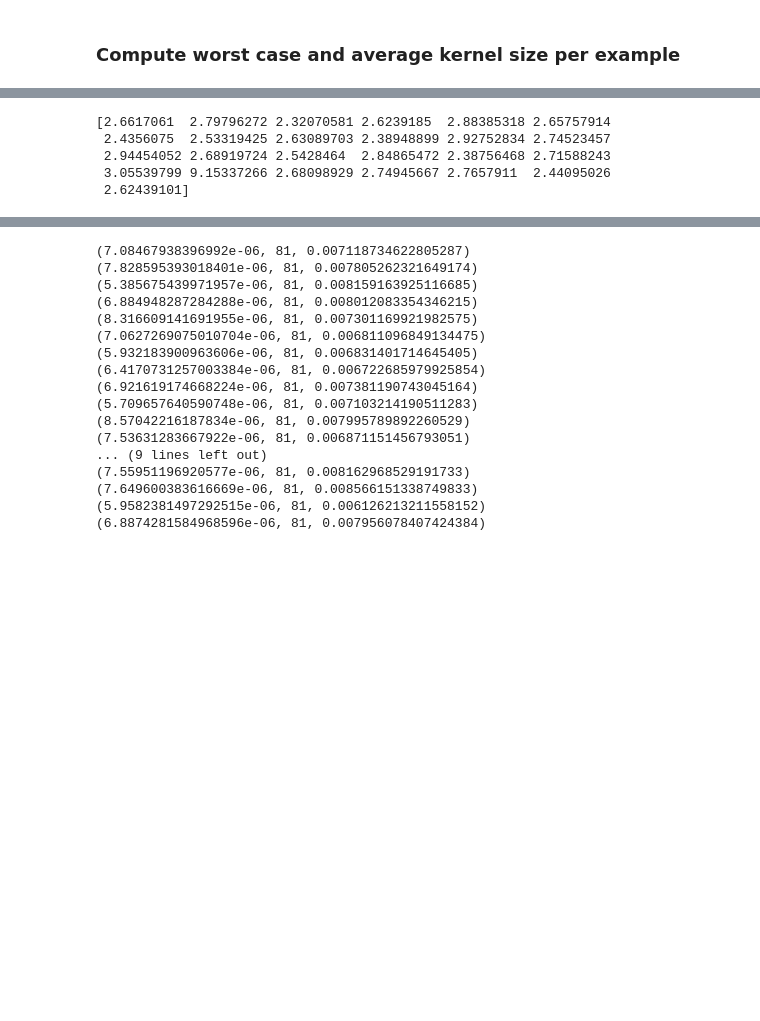
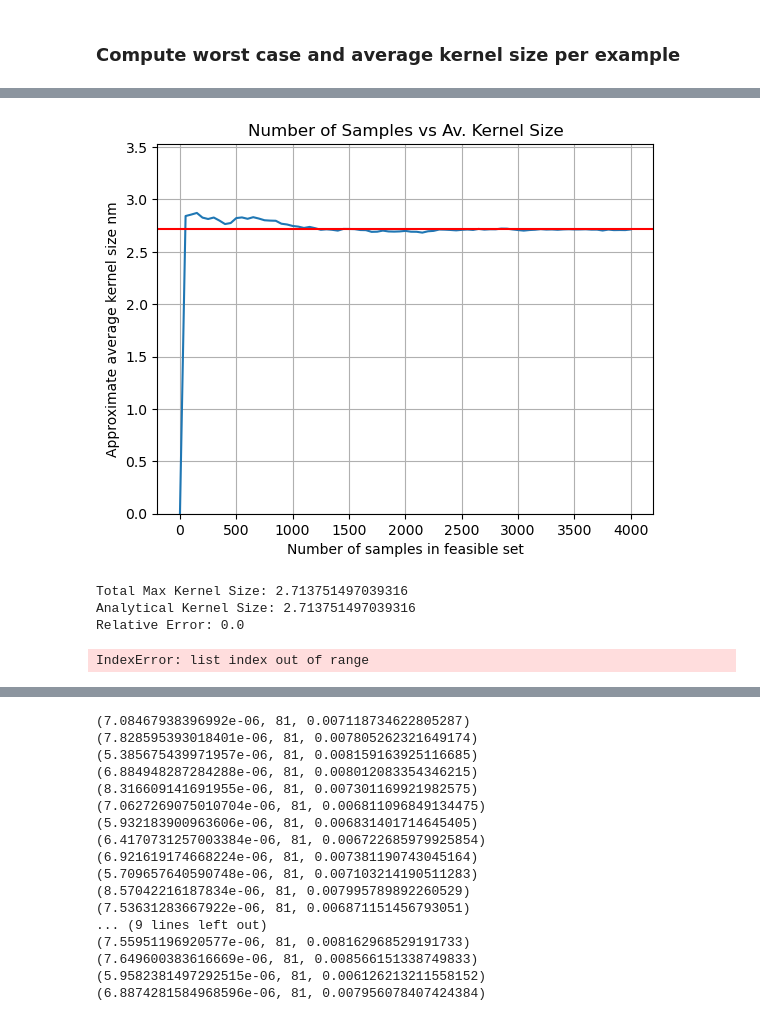
Before and after one commit to nm19000/AccuracyBounds, a Jupyter notebook: examples/example_fscm.ipynb, the cells around one changed output, grey strips where cells are left out. Drawn from its saved outputs; the diff is of its cells as text; code cells hidden in the pictures; blank space fills up the shorter version.

```diff
--- a/examples/example_fscm.ipynb
+++ b/examples/example_fscm.ipynb
@@ -70,7 +70,7 @@ def load_ch_components(mat_contents):
 # %%
 # get list of xy feasible set data for each measurement, i.e. one example_00x.mat file corresponds to one measurement
 feasible_sets_list = []
-for i in range(1,26):
+for i in range(1,6):
   mat = pjoin(data_dir1, f"example_{str(i).zfill(3)}.mat")
   # Load the .mat file contents
   mat_contents = sio.loadmat(mat)
@@ -121,0 +132,15 @@ def compute_wc_av_diams_feas(feas):
+# %%
+# test convergence over number of points in feasible sets for first example
+#get 2 times sqrt of average kernel size per sample
+n = len(feasible_sets_list[0])
+av_diameters = []
+
+for i in range(0,n, 50):
+    #print(compute_wc_av_diams_feas(feasible_sets_list[i]))
+    av_diameters.append(compute_wc_av_diams_feas(feasible_sets_list[4][:i])[0])
+
+av_diameters=np.array(av_diameters)
+kernel_size= np.power(av_diameters, 0.5)
+kernel_size_nm= np.multiply(kernel_size, 1000)
+
+print(kernel_size_nm)
@@ -122,18 +182,51 @@ def compute_wc_av_diams_feas(feas):
+# %%
+def plot_avkersize_conv(av_kersize1, av_kersize2, av_kersize3, av_kersize4, av_kersize5, av_kersize, ker_size, max_k):
+
+    # Plot results
+    x_axis = np.arange(1, max_k+1,50)
+    y_axis = np.array(av_kersize1)
+    y_axis = np.array(av_kersize2)
+    y_axis = np.array(av_kersize3)
+    y_axis = np.array(av_kersize4)
+    y_axis = np.array(av_kersize5)
+    plt.plot(x_axis, y_axis)
+    plt.axhline(ker_size, color='r')
+    plt.ylim(0, ker_size + 0.3 * ker_size)
+    plt.grid()
+    plt.xlabel("Number of samples in feasible set")
+    plt.ylabel("Approximate average kernel size nm")
+    plt.title("Number of Samples vs Av. Kernel Size")
+    plt.show()
+
+    #max_diameter_total = max(max_diameters)
+    print(f"Total Max Kernel Size: {av_kersize}")
+    print(f"Analytical Kernel Size: {ker_size}")
+    rel_error = (av_kersize - ker_size) / ker_size
+    print(f"Relative Error: {rel_error}")
+# %%
+plot_avkersize_conv(kernel_size_nm[-1], kernel_size_nm, kernel_size_nm[-1], 4050)
+# %% [output]
+[figure, added]
+Total Max Kernel Size: 2.713751497039316
+Analytical Kernel Size: 2.713751497039316
+Relative Error: 0.0
 # %%
 #get 2 times sqrt of average kernel size per sample
+av_diameters = []
 diameters = []
-for i in range(0,25):
+
+for i in range(0,5):
     #print(compute_wc_av_diams_feas(feasible_sets_list[i]))
-    diameters.append(compute_wc_av_diams_feas(feasible_sets_list[i])[0])
+    av_diameters.append(compute_wc_av_diams_feas(feasible_sets_list[i])[0])
+    diameters.append(compute_wc_av_diams_feas(feasible_sets_list[i])[2])
 
 diameters=np.array(diameters)
-kernel_size= np.power(diameters, 0.5)
+diameters= np.multiply(diameters, 1000)
+av_diameters=np.array(av_diameters)
+kernel_size= np.power(av_diameters, 0.5)
 kernel_size_nm= np.multiply(kernel_size, 1000)
 
 print(kernel_size_nm)
+print(diameters)
 # %% [output]
-[2.6617061  2.79796272 2.32070581 2.6239185  2.88385318 2.65757914
- 2.4356075  2.53319425 2.63089703 2.38948899 2.92752834 2.74523457
- 2.94454052 2.68919724 2.5428464  2.84865472 2.38756468 2.71588243
- 3.05539799 9.15337266 2.68098929 2.74945667 2.7657911  2.44095026
- 2.62439101]
+IndexError: list index out of range
```
Also changed, not shown: parts of 13 cells of this notebook.
